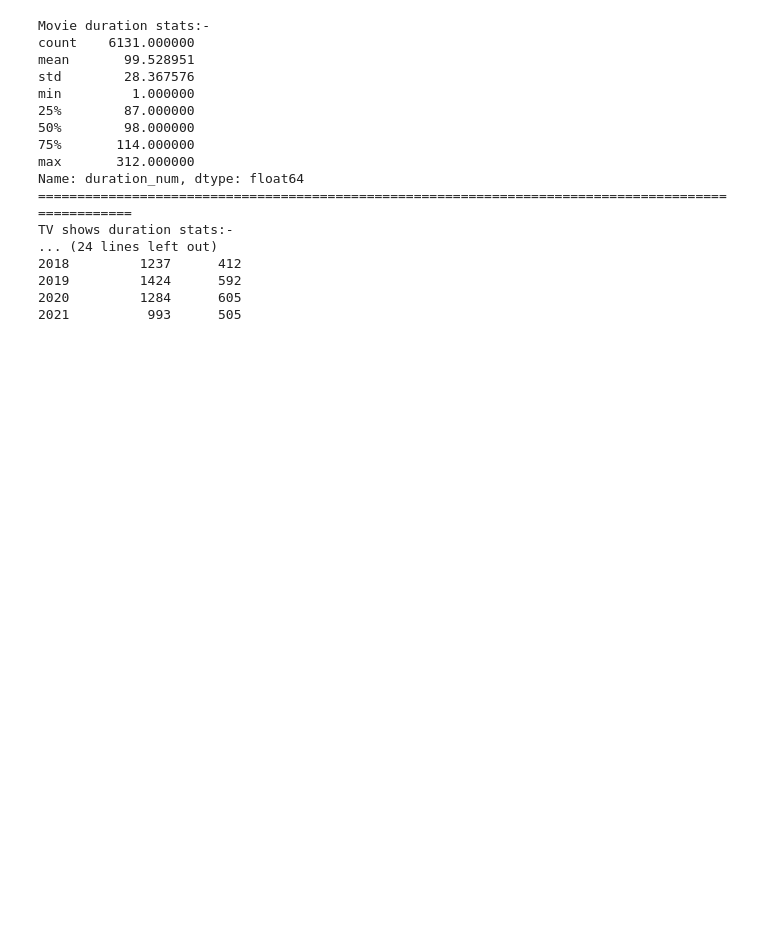
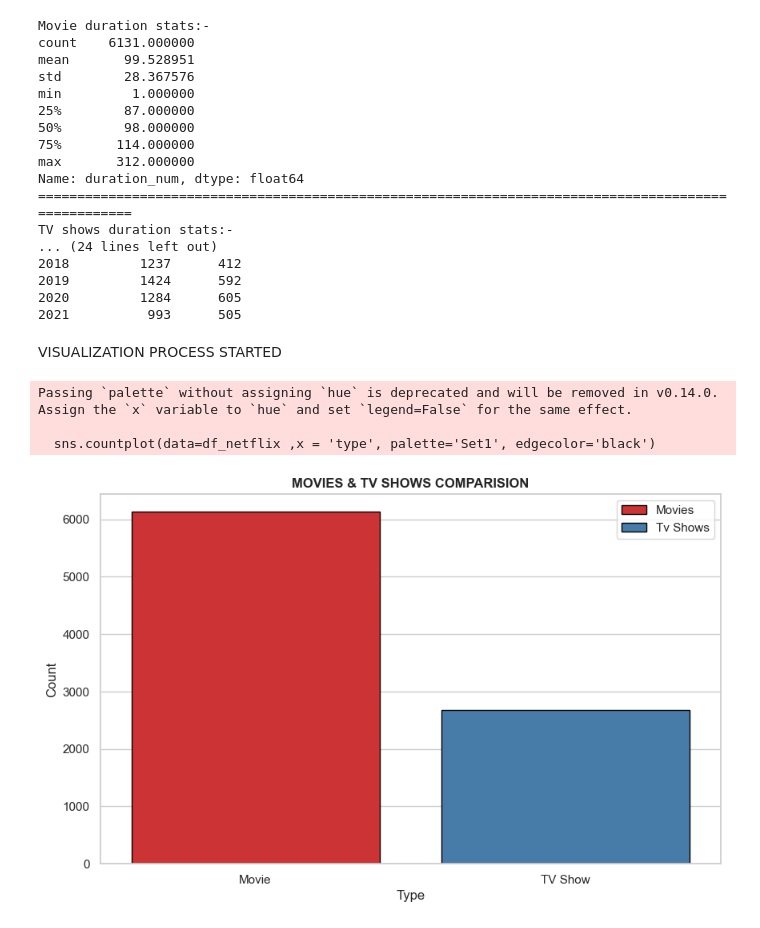
Before and after one commit to Ramcharan-AIML/Matplotlib_Problem_Solving, a Jupyter notebook: Seaborn_Practice.ipynb, the cells around one changed output. Cells and saved outputs as stored; diff of their text form; code cells hidden in the pictures; blank space fills up the shorter version.

Commit message:
completed 5 Tasks in visualization in netflix dataset

```diff
--- a/Seaborn_Practice.ipynb
+++ b/Seaborn_Practice.ipynb
@@ -627,3 +627,28 @@ TV shows duration stats:-
 2019         1424      592
 2020         1284      605
 2021          993      505
+# %% [markdown]
+VISUALIZATION PROCESS STARTED
+# %%
+# TASK - 1
+
+plt.figure(figsize=(10,6))
+
+sns.countplot(data=df_netflix ,x = 'type', palette='Set1', edgecolor='black')
+
+plt.title("MOVIES & TV SHOWS COMPARISION",fontweight = 'bold')
+plt.xlabel("Type")
+plt.ylabel("Count")
+plt.legend(["Movies" , "Tv Shows"])
+
+plt.tight_layout()
+plt.show()
+
+# movies are 6000 more comparing to tv shows (around 2800)
+# netflix is getting more bussiness through movies
+# movies is more kk , when comparing to length time we can get tvshows because we can calculate seasons as 1 , 2, 3 etc, so we can get more legth of time than movies
+# %% [output]
+Passing `palette` without assigning `hue` is deprecated and will be removed in v0.14.0. Assign the `x` variable to `hue` and set `legend=False` for the same effect.
+
+  sns.countplot(data=df_netflix ,x = 'type', palette='Set1', edgecolor='black')
+[figure, added]
```
Also changed, not shown: parts of 7 cells of this notebook.
